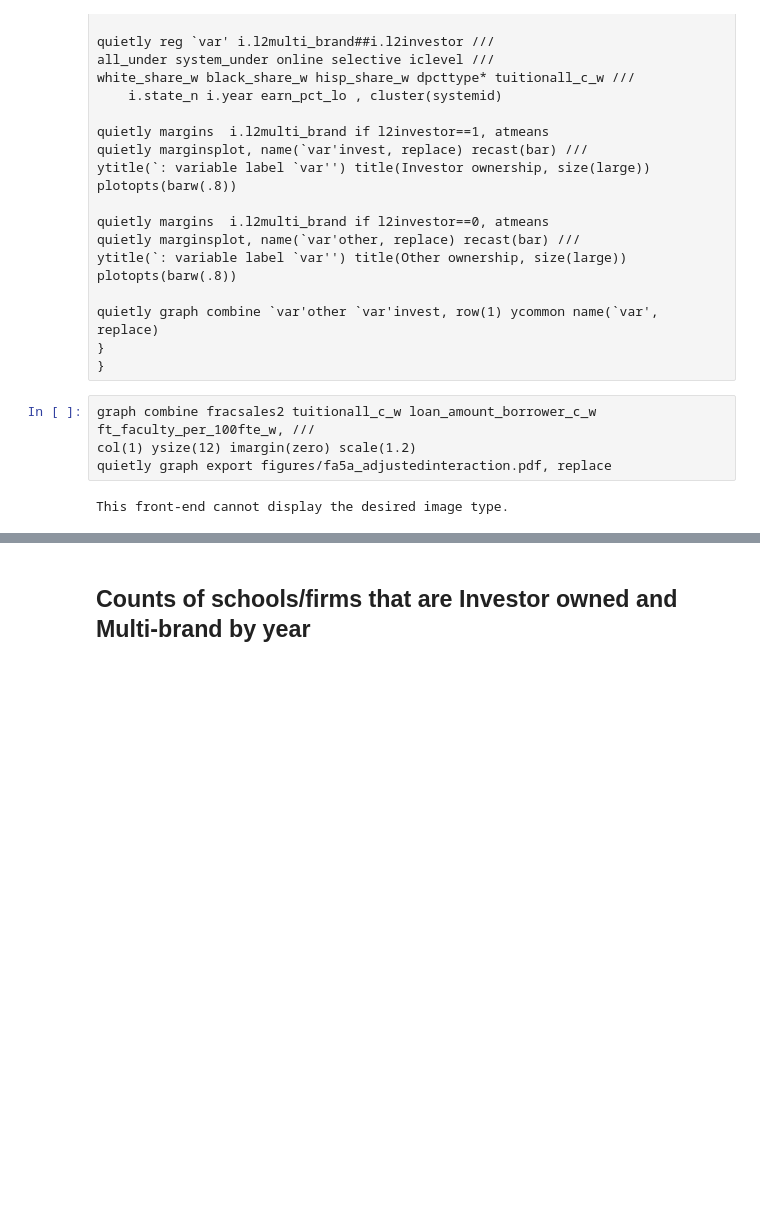
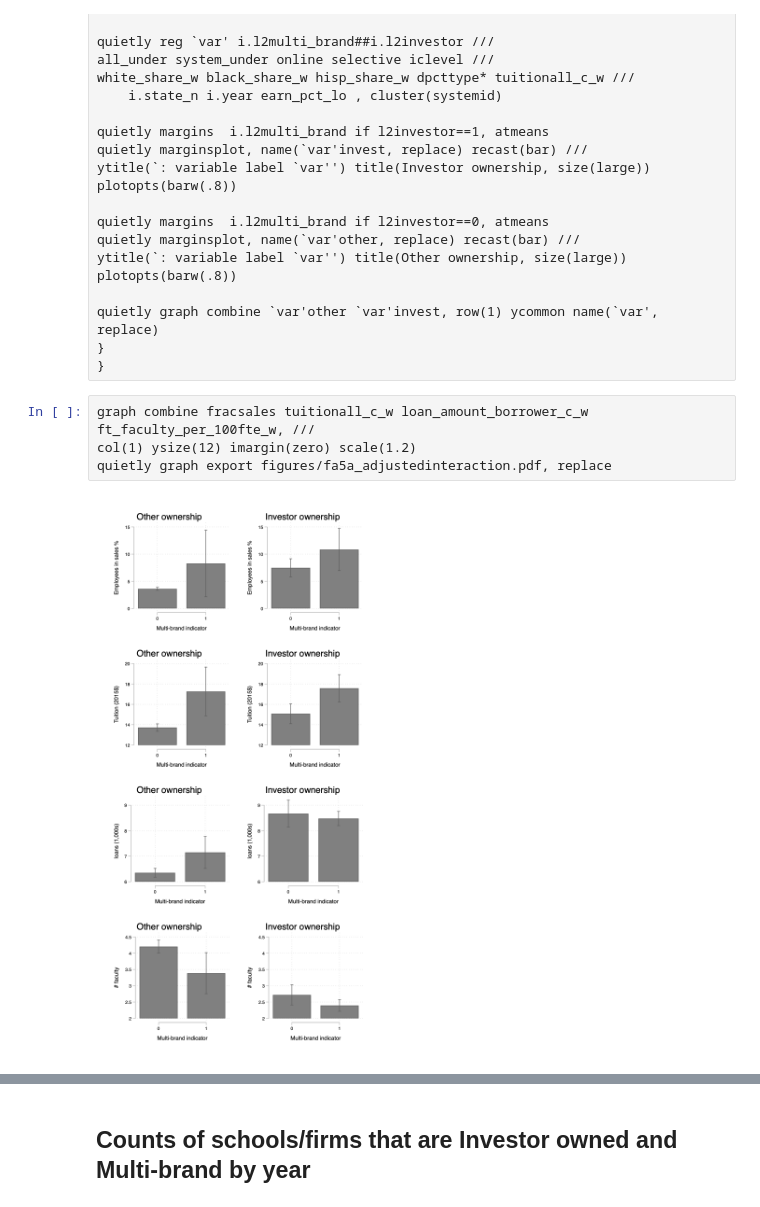
Before and after one commit to HigherEdData/Asymmetry-by-Design, a Jupyter notebook: fa5_regressionadjustedinteractions.ipynb, the cells around one changed output, grey strips where cells are left out. Drawn from its saved outputs; the diff is of its cells as text; blank space fills up the shorter version.

```diff
--- a/fa5_regressionadjustedinteractions.ipynb
+++ b/fa5_regressionadjustedinteractions.ipynb
@@ -186,11 +187,11 @@ quietly graph combine `var'other `var'invest, row(1) ycommon name(`var', replace
 }
 }
 # %%
-graph combine fracsales2 tuitionall_c_w loan_amount_borrower_c_w ft_faculty_per_100fte_w, ///
+graph combine fracsales tuitionall_c_w loan_amount_borrower_c_w ft_faculty_per_100fte_w, ///
 col(1) ysize(12) imargin(zero) scale(1.2)
 quietly graph export figures/fa5a_adjustedinteraction.pdf, replace
 # %% [output]
-This front-end cannot display the desired image type.
+[figure, added]
 # %%
 graph combine grad_rate_150_p_w mn_earn_wne_p6_c_w rpy_3yr_rt_supp_w, ///
 col(1) ysize(9) imargin(zero) scale(1.2)
```
Also changed, not shown: parts of 7 cells of this notebook, 20 other files.
